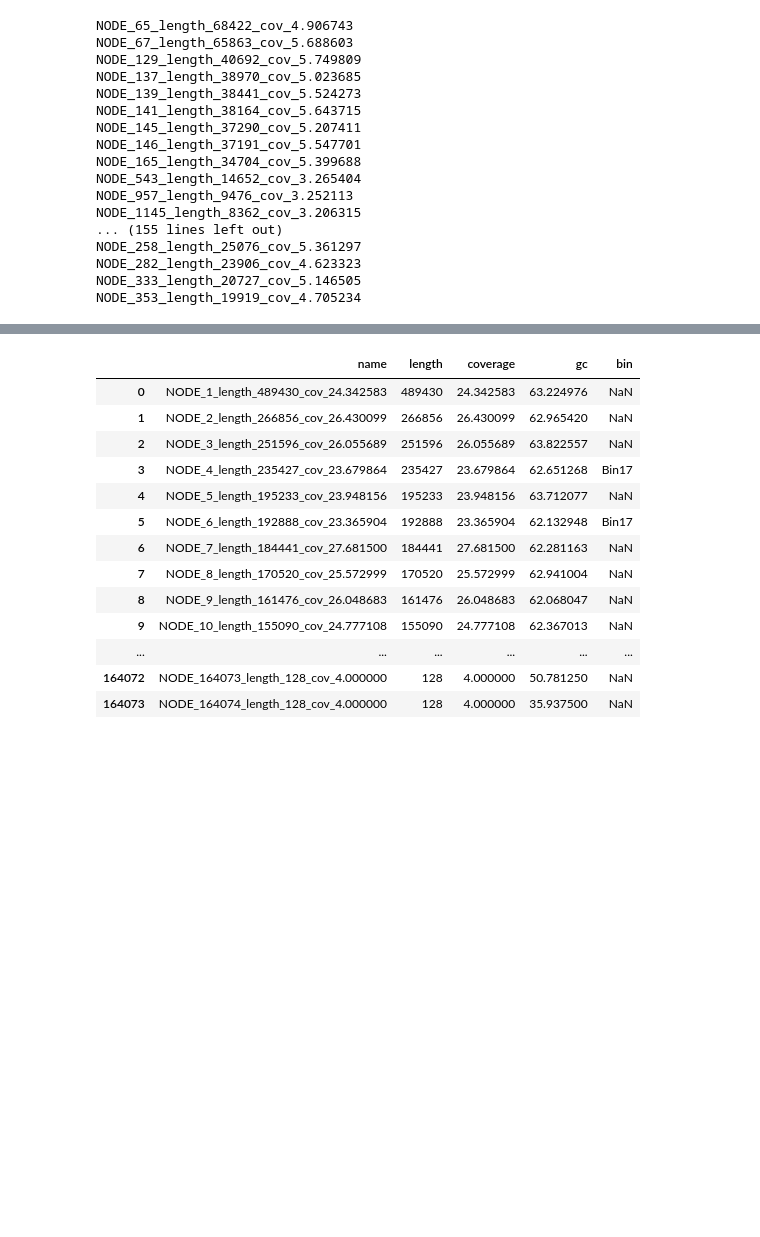
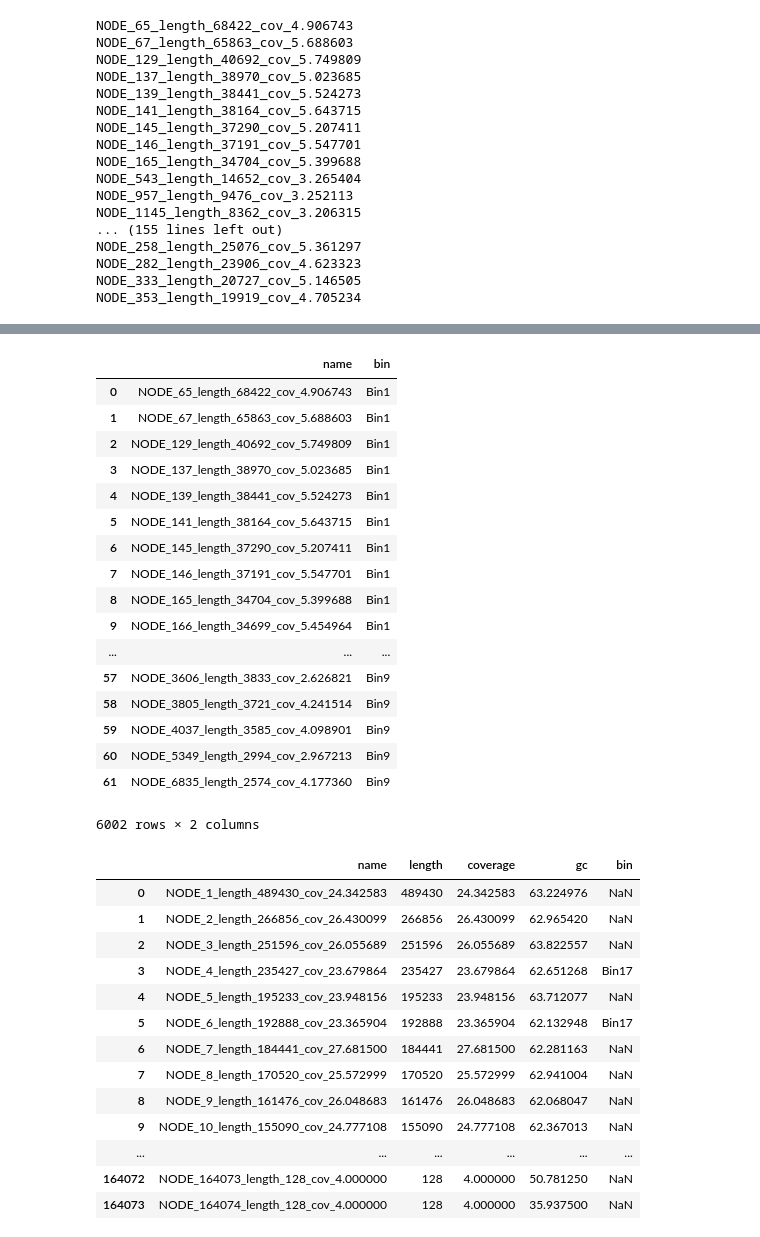
Before and after one commit to nyirock/Bin_plots, a Jupyter notebook: m7_gc_cov_plot.ipynb, the cells around one changed output, grey strips where cells are left out. Cells and saved outputs as stored; diff of their text form; code cells hidden in the pictures; blank space fills up the shorter version.

```diff
--- a/m7_gc_cov_plot.ipynb
+++ b/m7_gc_cov_plot.ipynb
@@ -293,3 +318,24 @@ NODE_353_length_19919_cov_4.705234
+# %%
+bin_info
+# %% [output]
+|  | name | bin |
+| 0 | NODE_65_length_68422_cov_4.906743 | Bin1 |
+| 1 | NODE_67_length_65863_cov_5.688603 | Bin1 |
+| 2 | NODE_129_length_40692_cov_5.749809 | Bin1 |
+| 3 | NODE_137_length_38970_cov_5.023685 | Bin1 |
+| 4 | NODE_139_length_38441_cov_5.524273 | Bin1 |
+| 5 | NODE_141_length_38164_cov_5.643715 | Bin1 |
+| 6 | NODE_145_length_37290_cov_5.207411 | Bin1 |
+| 7 | NODE_146_length_37191_cov_5.547701 | Bin1 |
+| 8 | NODE_165_length_34704_cov_5.399688 | Bin1 |
+| 9 | NODE_166_length_34699_cov_5.454964 | Bin1 |
+| ... | ... | ... |
+| 57 | NODE_3606_length_3833_cov_2.626821 | Bin9 |
+| 58 | NODE_3805_length_3721_cov_4.241514 | Bin9 |
+| 59 | NODE_4037_length_3585_cov_4.098901 | Bin9 |
+| 60 | NODE_5349_length_2994_cov_2.967213 | Bin9 |
+| 61 | NODE_6835_length_2574_cov_4.177360 | Bin9 |
+6002 rows × 2 columns
 # %%
 contig_info = pd.merge(record_data, bin_info, how='left', left_on="name", right_on='name')
 contig_info
```
Also changed, not shown: parts of 12 cells of this notebook.
